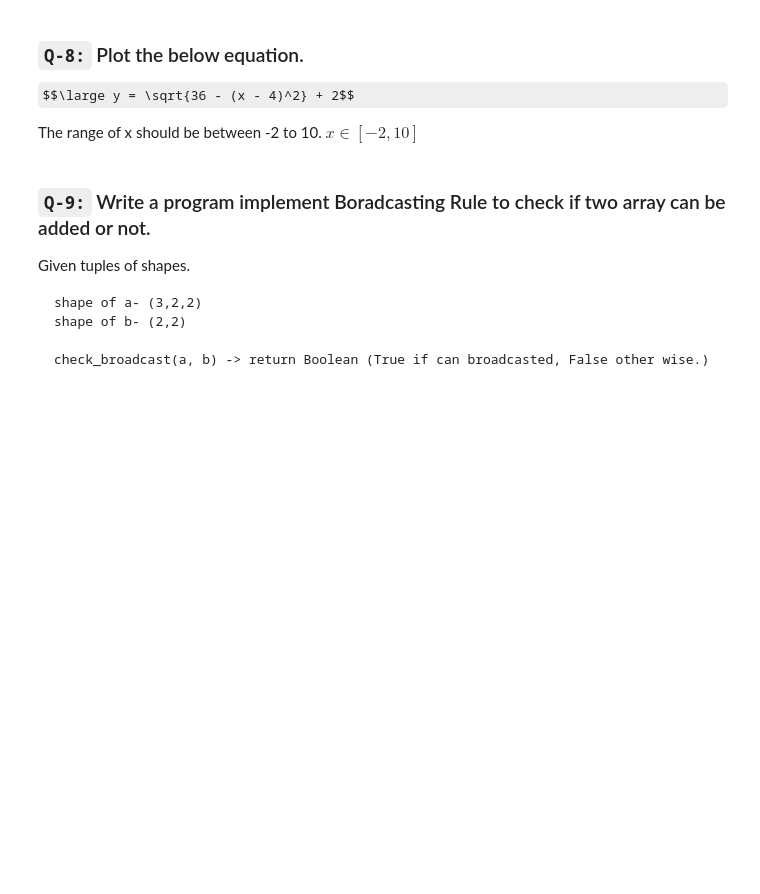
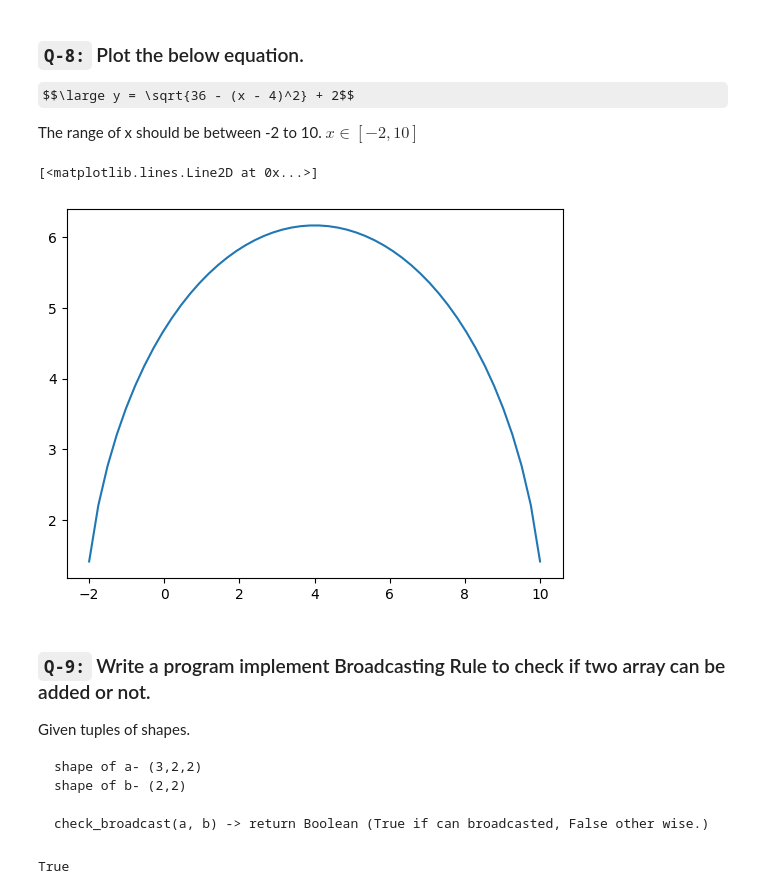
Before and after one commit to Flute22/Python, a Jupyter notebook: Practice/Numpy/session_14_task.ipynb, the cells around one changed output. Cells and saved outputs as stored; diff of their text form; code cells hidden in the pictures; some formulas as TeX source; blank space fills up the shorter version.

Commit message:
Solving the task 2 of number advance numpy question.

````diff
--- a/Practice/Numpy/session_14_task.ipynb
+++ b/Practice/Numpy/session_14_task.ipynb
@@ -101,5 +171,13 @@ The range of x should be between -2 to 10. $x ∈ [-2, 10]$
+# %%
+x = np.linspace(-2, 10)
+y = np.sqrt(36 - ((x - 4)**2) + 2)
+
+plt.plot(x, y)
+# %% [output]
+[<matplotlib.lines.Line2D at 0x...>]
+[figure, added]
 # %% [markdown]
-### `Q-9:` Write a program implement Boradcasting Rule to check if two array can be added or not.
+### `Q-9:` Write a program implement Broadcasting Rule to check if two array can be added or not.
 Given tuples of shapes.
 ```
 shape of a- (3,2,2)
@@ -111,0 +188,19 @@ check_broadcast(a, b) -> return Boolean (True if can broadcasted, False other wi
+# %%
+# --> Algorithm for creating that check_broadcast function():
+#   1. Align both shapes
+#   2. Loop for both shapes from behind
+#   3. If two numbers are not equal and none of the numbers are 1, return false.
+#   4. return True
+
+def check_broadcast(a, b):
+    a = a[::-1]
+    b = b[::-1]
+
+    for ai, bi in zip(a, b):
+        if ai != bi and ai != 1 and bi != 1:
+            return False
+    return True
+
+check_broadcast((2, 3, 2, 5), (2, 5))
+# %% [output]
+True
````
Also changed, not shown: parts of 16 cells of this notebook.
